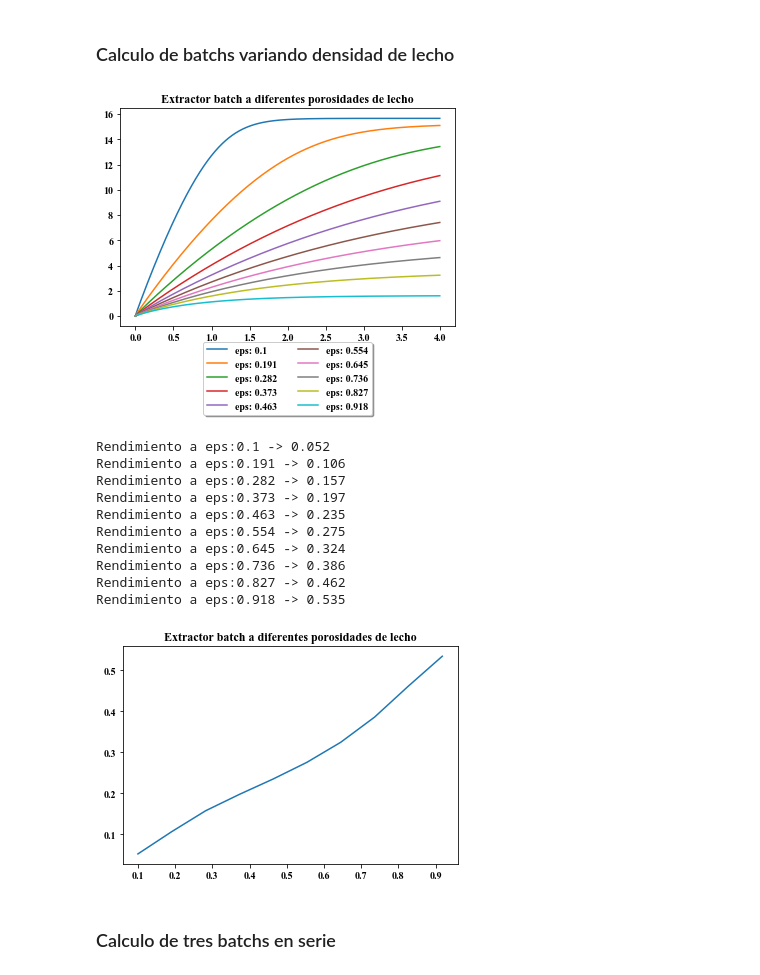
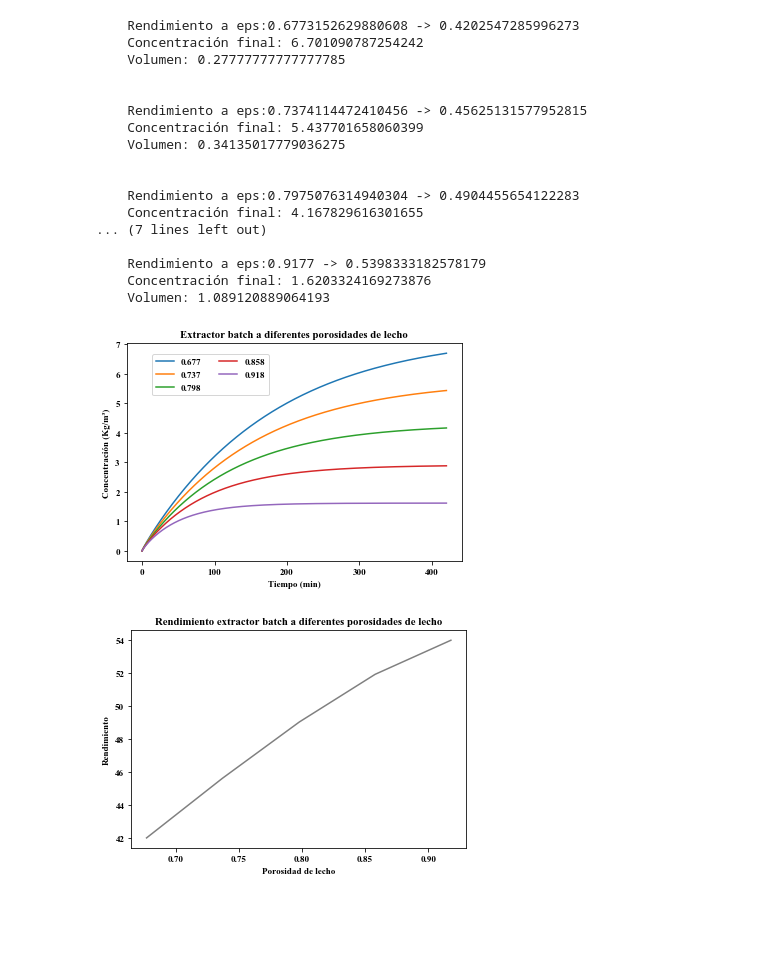
Before and after one commit to fedebenelli/PDE-solver, a Jupyter notebook: Jupyter/batch-diffusion.ipynb, the cells around one changed output. Saved outputs shown, nothing was run; the diff lists cells and outputs as text; code cells hidden in the pictures; blank space fills up the shorter version.

Commit message:
"final" de extractores batch y calculo de Biot

```diff
--- a/Jupyter/batch-diffusion.ipynb
+++ b/Jupyter/batch-diffusion.ipynb
@@ -168,47 +340,66 @@ Mínimo error porcentual: 8.804404231646746 con Ka = 2.486199e-05
-# %% [markdown]
-### Calculo de batchs variando densidad de lecho
 # %%
+'__Calculo de batchs variando densidad de lecho__'
+
 soluciones = []
-epsilons = np.linspace(0.1,0.9177,10)
+rendimientos = []
+epsilons = np.linspace(1-densb/dens, 0.9177, 5)
 for eps in epsilons:
 
     nt = 10000
     t = np.linspace(0,tau, nt)
     x0 = porcentajeAC*dens
     y0 = 0
-    soluciones.append([eps,odeint(batch, [x0,y0], t)])
 
-t = t/3600
+    sol = odeint(batch, [x0,y0], t)
+
+    rendimiento = 1-sol[-1][0]/sol[0][0]
+    rendimientos.append(round(rendimiento*100,2))
+
+    print(f'''
+    Rendimiento a eps:{eps} -> {1-sol[-1][0]/sol[0][0]}
+    Concentración final: {sol[-1][-1]}
+    Volumen: {W*t[-1]/((1-eps)*dens)}
+    ''')
+    soluciones.append([eps,sol])
 
 for sol in soluciones:
-    plt.plot(t, sol[1][:,1],label=f"eps: {round(sol[0],3)}")
+    plt.plot(t/60, sol[1][:,1],label=f"{round(sol[0],3)}")
 
 plt.title("Extractor batch a diferentes porosidades de lecho")
-plt.legend(loc='upper center', bbox_to_anchor=(0.5, -0.05), shadow=True, ncol=2)
+plt.legend(loc='upper center', bbox_to_anchor=(0.25, +0.97), shadow=False, ncol=2)
+plt.xlabel('Tiempo (min)')
+plt.ylabel('Concentración (Kg/m³)')
 plt.show()
-rendimientos = []
 
-for sol in soluciones:
-    rendimiento = 1-sol[1][-1][0]/sol[1][0][0]
-    rendimientos.append(rendimiento)
-    print(f'Rendimiento a eps:{round(sol[0],3)} -> {round(1-sol[1][-1][0]/sol[1][0][0],3)}')
+# rendimientos = []
+# for sol in soluciones:
 
-plt.plot(np.round(epsilons,3),rendimientos)
-plt.title("Extractor batch a diferentes porosidades de lecho")
+
+plt.plot(np.round(epsilons,3),rendimientos, color='grey')
+plt.xlabel('Porosidad de lecho')
+plt.ylabel('Rendimiento')
+plt.title("Rendimiento extractor batch a diferentes porosidades de lecho")
 plt.show()
+
+eps = 0.737
 # %% [output]
+    Rendimiento a eps:0.6773152629880608 -> 0.4202547285996273
+    Concentración final: 6.701090787254242
+    Volumen: 0.27777777777777785
+
+
+    Rendimiento a eps:0.7374114472410456 -> 0.45625131577952815
+    Concentración final: 5.437701658060399
+    Volumen: 0.34135017779036275
+
+
+    Rendimiento a eps:0.7975076314940304 -> 0.4904455654122283
+    Concentración final: 4.167829616301655
+... (7 lines left out)
+
+    Rendimiento a eps:0.9177 -> 0.5398333182578179
+    Concentración final: 1.6203324169273876
+    Volumen: 1.089120889064193
-[figure, old version]
+[figure, new version]
-Rendimiento a eps:0.1 -> 0.052
-Rendimiento a eps:0.191 -> 0.106
-Rendimiento a eps:0.282 -> 0.157
-Rendimiento a eps:0.373 -> 0.197
-Rendimiento a eps:0.463 -> 0.235
-Rendimiento a eps:0.554 -> 0.275
-Rendimiento a eps:0.645 -> 0.324
-Rendimiento a eps:0.736 -> 0.386
-Rendimiento a eps:0.827 -> 0.462
-Rendimiento a eps:0.918 -> 0.535
-[figure, old version]
+[figure, new version]
-# %% [markdown]
-### Calculo de tres batchs en serie
 # %%
```
Also changed, not shown: parts of 9 cells of this notebook, 2 other files.
